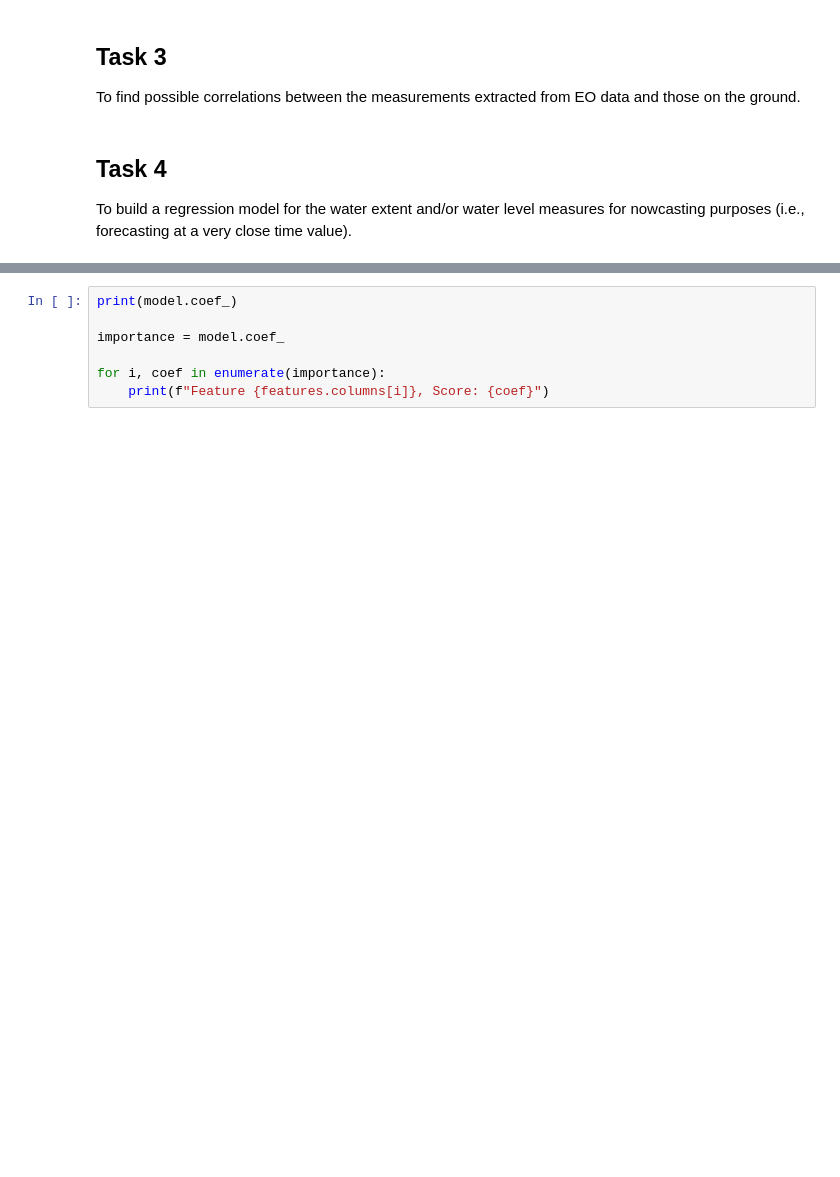
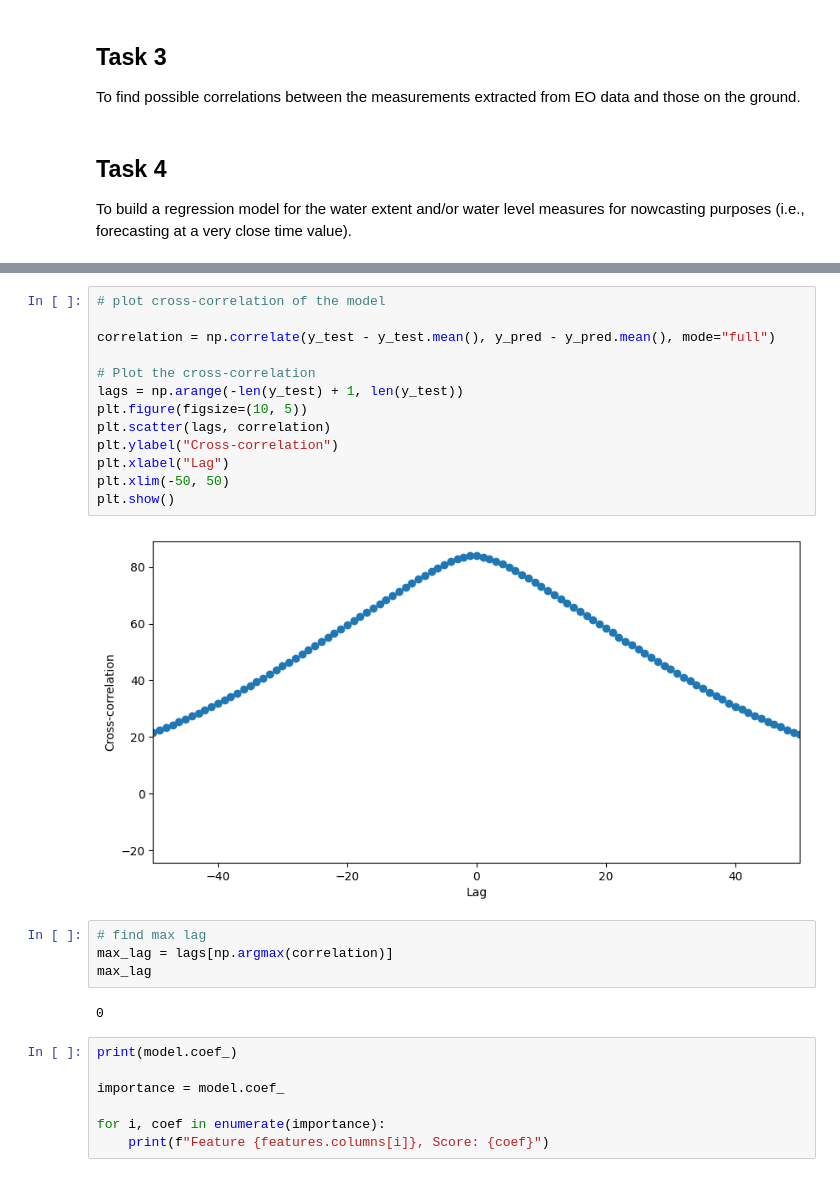
Before and after one commit to angyaloliver/bip-ml4eo, a Jupyter notebook: src/bip-ml4eo.ipynb, the cells around one changed output, grey strips where cells are left out. Drawn from its saved outputs; the diff is of its cells as text; blank space fills up the shorter version.

```diff
--- a/src/bip-ml4eo.ipynb
+++ b/src/bip-ml4eo.ipynb
@@ -391,3 +450,24 @@ Average Mean Absolute Error: 0.008785508514001493
+# %%
+# plot cross-correlation of the model
+
+correlation = np.correlate(y_test - y_test.mean(), y_pred - y_pred.mean(), mode="full")
+
+# Plot the cross-correlation
+lags = np.arange(-len(y_test) + 1, len(y_test))
+plt.figure(figsize=(10, 5))
+plt.scatter(lags, correlation)
+plt.ylabel("Cross-correlation")
+plt.xlabel("Lag")
+plt.xlim(-50, 50)
+plt.show()
+# %% [output]
+[figure, added]
+# %%
+# find max lag
+max_lag = lags[np.argmax(correlation)]
+max_lag
+# %% [output]
+0
 # %%
 print(model.coef_)
 
```
Also changed, not shown: parts of 6 cells of this notebook.
